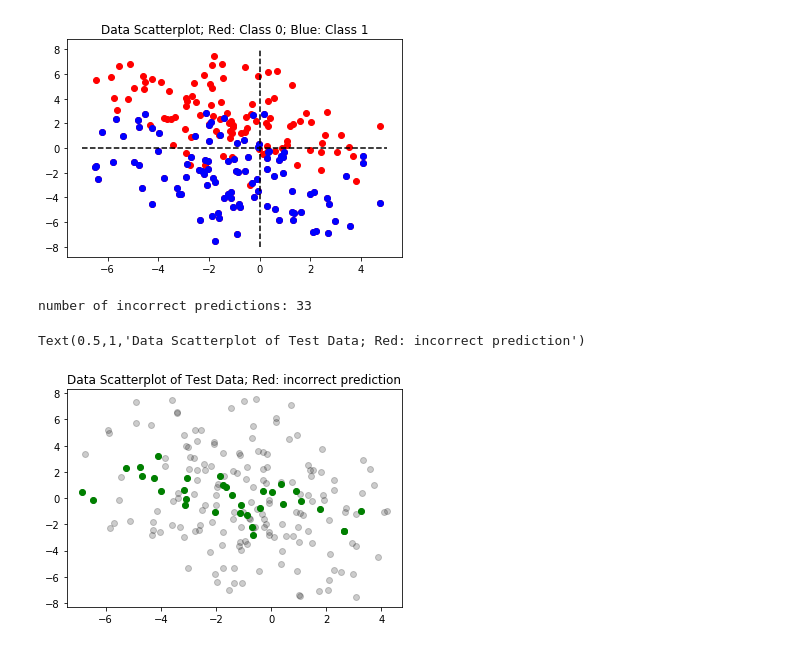
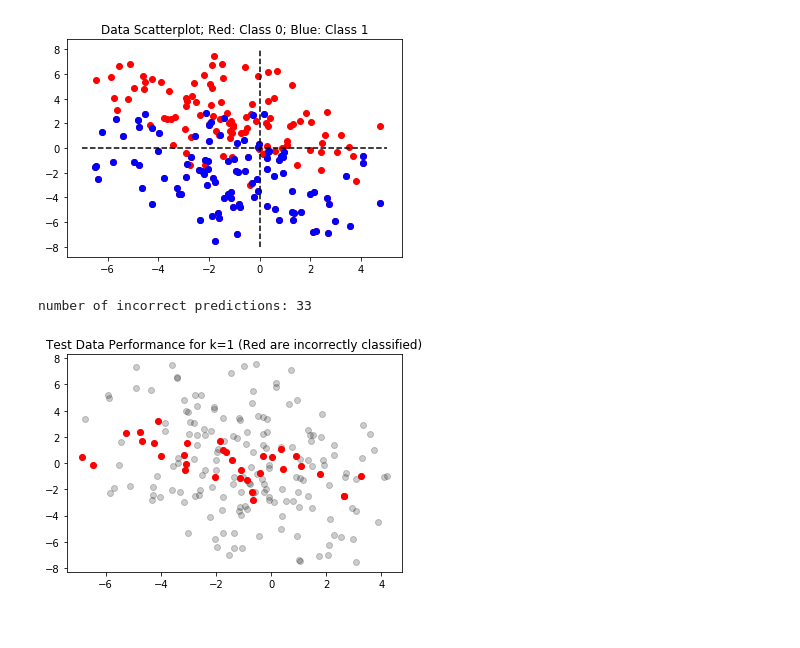
Before and after one commit to redheadjune/207_Applied_ML, a Jupyter notebook: Iris Nearest Neighbors.ipynb, the cells around one changed output. Drawn from its saved outputs; the diff is of its cells as text; code cells hidden in the pictures.

Commit message:
Updates to Nearest Neighbors and Iris Datasets

```diff
--- a/Iris Nearest Neighbors.ipynb
+++ b/Iris Nearest Neighbors.ipynb
@@ -103,8 +139,13 @@ total:  50  correct:  48  accuracy: 0.96
 # %%
 np.random.seed(0) # so things are 'random'
 
-# a function to generate some simulated data
+
 def make_data(n_per_class):
+    """Generates data in a 2D space
+
+    Args:
+        n_per_class(int): number of points to generate per class
+    """
     # initializing data arrays
     group = np.empty((0, 2))
     group_labels = np.empty((0, 0))
@@ -162,34 +203,33 @@ Text(0.5,1,'Data Scatterplot; Red: Class 0; Blue: Class 1')
 # %%
 # fit KNN to the data, see what it gets wrong?
 
 np.random.seed(5) # so things are 'random'
 
 test_data = make_data([100, 100])
 test_X = test_data['group']
 test_true_labels = test_data['group_labels']
 
-def cosine_sim(x1, x2):
-    mag_x1 = sum(i**2 for i in x1)**0.5
-    mag_x2 = sum(i**2 for i in x2)**0.5
-    dot = sum(i * j for (i, j) in zip(x1, x2))
-    return 1 - dot / float(mag_x1 * mag_x2)
 
-# try out some different k here
-model = KNeighborsClassifier(
-    n_neighbors=1
-)
-model.fit(train_X, train_labels)
-test_predicted_labels = model.predict(test_X)
+def run_KNN_example(k, metric):
+    model = KNeighborsClassifier(
+        n_neighbors=k,
+        metric=metric
+    )
+    model.fit(train_X, train_labels)
+    test_predicted_labels = model.predict(test_X)
 
-wrong_prediction = (test_predicted_labels != test_true_labels)
+    wrong_prediction = (test_predicted_labels != test_true_labels)
 
-print('number of incorrect predictions:', np.sum(wrong_prediction))
+    print('number of incorrect predictions:', np.sum(wrong_prediction))
 
-plt.plot(test_X[:, 0], test_X[:, 1], 'ko', alpha=0.2)
-plt.plot(test_X[np.where(wrong_prediction), 0][0],
-         test_X[np.where(wrong_prediction), 1][0], 'go')
-plt.title("Data Scatterplot of Test Data; Red: incorrect prediction")
+    plt.plot(test_X[:, 0], test_X[:, 1], 'ko', alpha=0.2)
+    plt.plot(test_X[np.where(wrong_prediction), 0][0],
+             test_X[np.where(wrong_prediction), 1][0], 'ro')
+    plt.title(f'Test Data Performance for k={k} (Red are incorrectly classified)')
+
+
+# TODO try different values of k, how does the model change?
+run_KNN_example(1, EuclideanDistance)
 # %% [output]
 number of incorrect predictions: 33
-Text(0.5,1,'Data Scatterplot of Test Data; Red: incorrect prediction')
-[figure, old version]
+[figure, new version]
```
Also changed, not shown: parts of 11 cells of this notebook.
